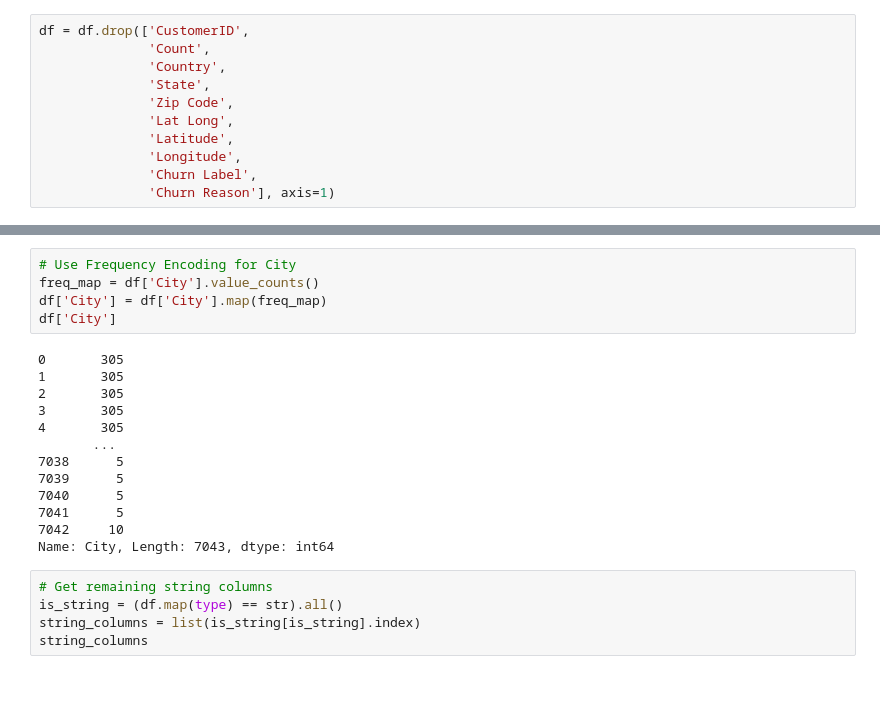
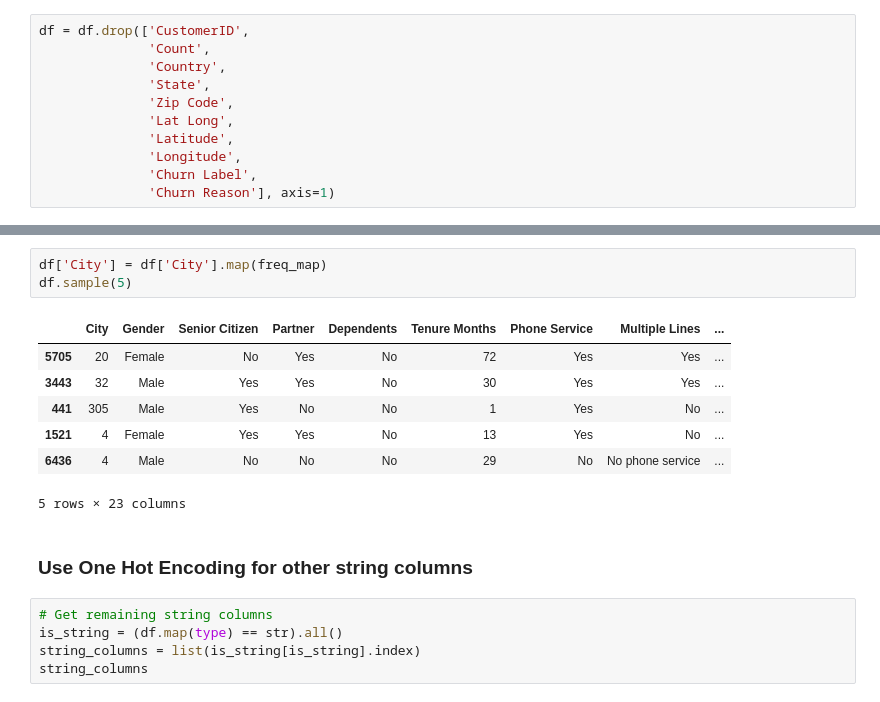
Before and after one commit to nadpierre/telco-churn-classification-project, a Jupyter notebook: DataAnalysisAndModeling.ipynb, the cells around one changed output, grey strips where cells are left out. Cells and saved outputs as stored; diff of their text form.

```diff
--- a/DataAnalysisAndModeling.ipynb
+++ b/DataAnalysisAndModeling.ipynb
@@ -540,21 +557,16 @@ df = df.drop(['CustomerID',
 # %%
-# Use Frequency Encoding for City
-freq_map = df['City'].value_counts()
 df['City'] = df['City'].map(freq_map)
-df['City']
+df.sample(5)
 # %% [output]
+|  | City | Gender | Senior Citizen | Partner | Dependents | Tenure Months | Phone Service | Multiple Lines | ... |
+| 5705 | 20 | Female | No | Yes | No | 72 | Yes | Yes | ... |
+| 3443 | 32 | Male | Yes | Yes | No | 30 | Yes | Yes | ... |
+| 441 | 305 | Male | Yes | No | No | 1 | Yes | No | ... |
+| 1521 | 4 | Female | Yes | Yes | No | 13 | Yes | No | ... |
+| 6436 | 4 | Male | No | No | No | 29 | No | No phone service | ... |
-0       305
-1       305
-2       305
-3       305
-4       305
-       ...
-7038      5
-7039      5
-7040      5
-7041      5
-7042     10
-Name: City, Length: 7043, dtype: int64
+5 rows × 23 columns
+# %% [markdown]
+### Use One Hot Encoding for other string columns
 # %%
 # Get remaining string columns
 is_string = (df.map(type) == str).all()
```
Also changed, not shown: parts of 13 cells of this notebook, 1 other file.
